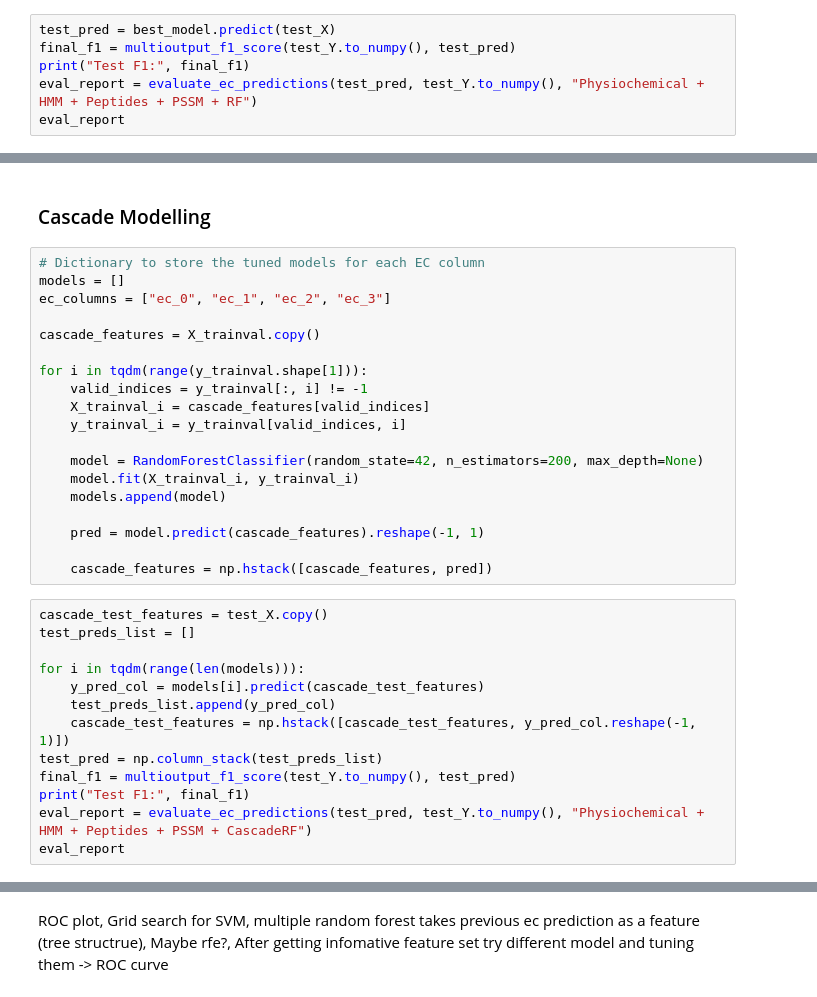
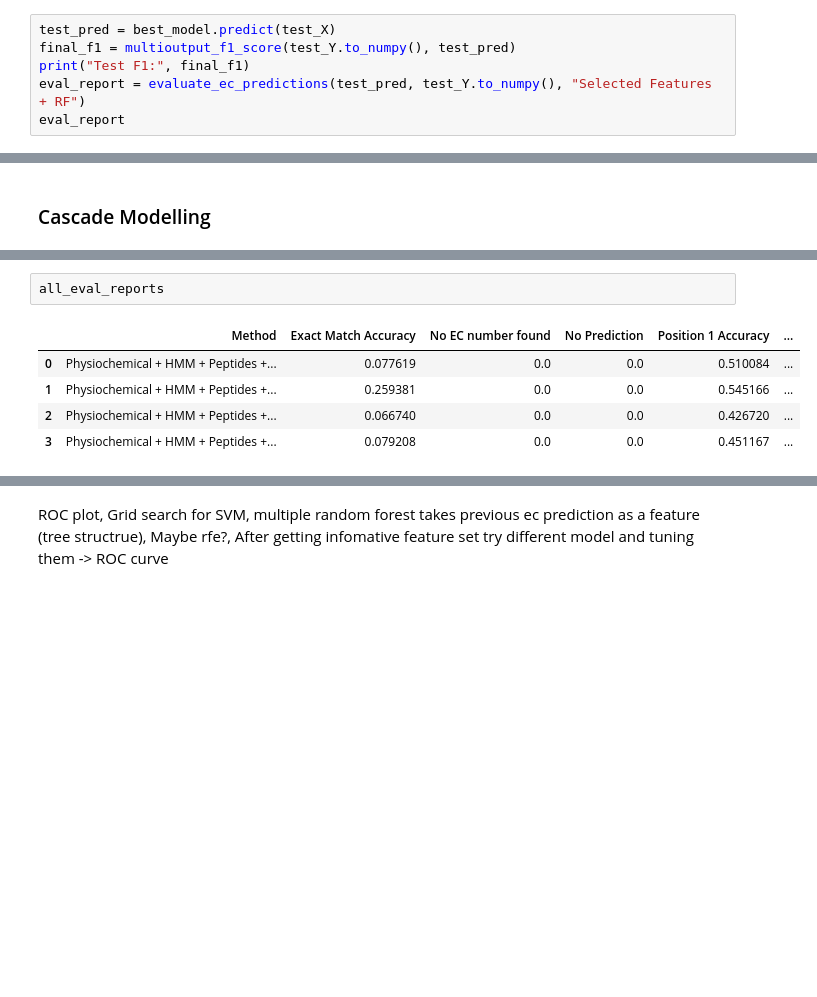
Before and after one commit to ScooterStuff/ec-prediction-ml, a Jupyter notebook: experiments/pipeline.ipynb, the cells around one changed output, grey strips where cells are left out. Drawn from its saved outputs; the diff is of its cells as text; blank space fills up the shorter version.

```diff
--- a/experiments/pipeline.ipynb
+++ b/experiments/pipeline.ipynb
@@ -117,7 +168,7 @@ RandomForestClassifier(n_estimators=200, random_state=42)
 test_pred = best_model.predict(test_X)
 final_f1 = multioutput_f1_score(test_Y.to_numpy(), test_pred)
 print("Test F1:", final_f1)
-eval_report = evaluate_ec_predictions(test_pred, test_Y.to_numpy(), "Physiochemical + HMM + Peptides + PSSM + RF")
+eval_report = evaluate_ec_predictions(test_pred, test_Y.to_numpy(), "Selected Features + RF")
 eval_report
 # %% [output]
 Test F1: 0.40367925681457034
@@ -139,35 +190,3 @@ report_combined.to_csv('../metrics/experiment_results.csv', index=False)
 | 6 | Physiochemical + HMM + Peptides +... | 0.067718 | 0.000000 | 0.000000 | 0.453979 | ... |
 # %% [markdown]
 ### Cascade Modelling
-# %%
-# Dictionary to store the tuned models for each EC column
-models = []
-ec_columns = ["ec_0", "ec_1", "ec_2", "ec_3"]
-
-cascade_features = X_trainval.copy()
-
-for i in tqdm(range(y_trainval.shape[1])):
-    valid_indices = y_trainval[:, i] != -1
-    X_trainval_i = cascade_features[valid_indices]
-    y_trainval_i = y_trainval[valid_indices, i]
-
-    model = RandomForestClassifier(random_state=42, n_estimators=200, max_depth=None)
-    model.fit(X_trainval_i, y_trainval_i)
-    models.append(model)
-
-    pred = model.predict(cascade_features).reshape(-1, 1)
-
-    cascade_features = np.hstack([cascade_features, pred])
-# %%
-cascade_test_features = test_X.copy()
-test_preds_list = []
-
-for i in tqdm(range(len(models))):
-    y_pred_col = models[i].predict(cascade_test_features)
-    test_preds_list.append(y_pred_col)
-    cascade_test_features = np.hstack([cascade_test_features, y_pred_col.reshape(-1, 1)])
-test_pred = np.column_stack(test_preds_list)
-final_f1 = multioutput_f1_score(test_Y.to_numpy(), test_pred)
-print("Test F1:", final_f1)
-eval_report = evaluate_ec_predictions(test_pred, test_Y.to_numpy(), "Physiochemical + HMM + Peptides + PSSM + CascadeRF")
-eval_report
@@ -178,2 +456,10 @@ Test F1: 0.40484048404840484
+# %%
+all_eval_reports
+# %% [output]
+|  | Method | Exact Match Accuracy | No EC number found | No Prediction | Position 1 Accuracy | ... |
+| 0 | Physiochemical + HMM + Peptides +... | 0.077619 | 0.0 | 0.0 | 0.510084 | ... |
+| 1 | Physiochemical + HMM + Peptides +... | 0.259381 | 0.0 | 0.0 | 0.545166 | ... |
+| 2 | Physiochemical + HMM + Peptides +... | 0.066740 | 0.0 | 0.0 | 0.426720 | ... |
+| 3 | Physiochemical + HMM + Peptides +... | 0.079208 | 0.0 | 0.0 | 0.451167 | ... |
 # %%
 metrics = pd.read_csv('../metrics/experiment_results.csv')
```
Also changed, not shown: parts of 12 cells of this notebook, 43 other files.
